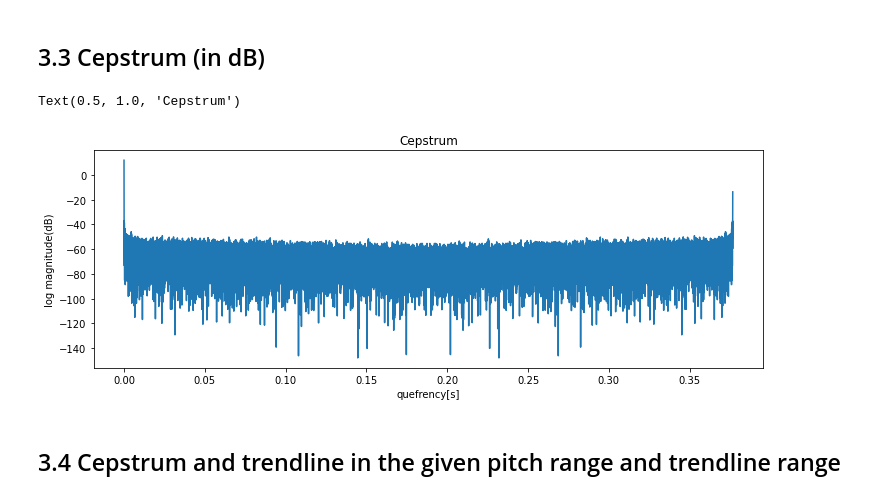
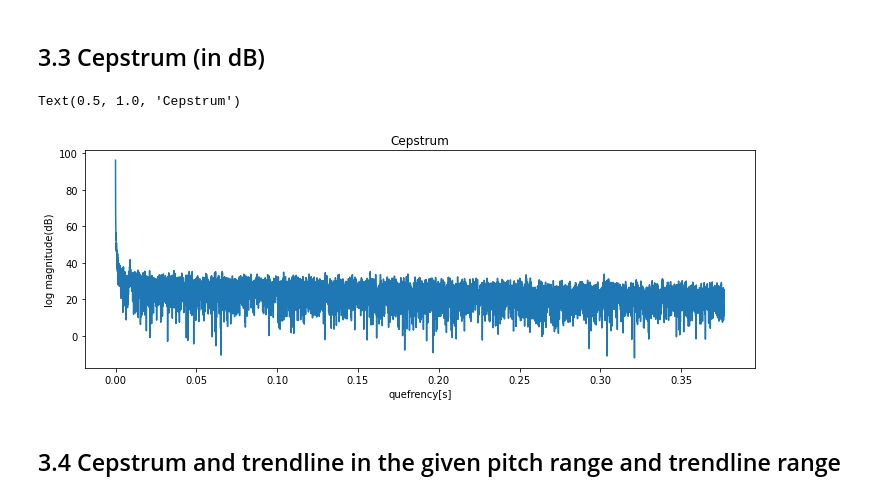
Before and after one commit to satvik-dixit/CPP, a Jupyter notebook: cpp_demo.ipynb, the cells around one changed output. Saved outputs shown, nothing was run; the diff lists cells and outputs as text; code cells hidden in the pictures.

```diff
--- a/cpp_demo.ipynb
+++ b/cpp_demo.ipynb
@@ -184,19 +197,19 @@ ax[1].set_xlim(0, 5000)
 # %% [markdown]
 ## 3.3 Cepstrum (in dB)
 # %%
-ceps = np.fft.irfft(np.log(np.abs(spectrum)))
+ceps = np.fft.rfft(np.log(np.abs(spectrum)))
 ceps = 20*np.log10(abs(ceps))
 df = freq_vector[1] - freq_vector[0]
 quefrency_vector = np.fft.rfftfreq(2*ceps.size-2, df)
 
 fig, ax = plt.subplots(1,1, figsize=(12,4))
 ax.plot(quefrency_vector, ceps)
 ax.set_xlabel('quefrency[s]')
 ax.set_ylabel('log magnitude(dB)')
 ax.set_title('Cepstrum')
 # %% [output]
 Text(0.5, 1.0, 'Cepstrum')
-[figure, old version]
+[figure, new version]
 # %% [markdown]
 ## 3.4 Cepstrum and trendline in the given pitch range and trendline range
 # %%
```
Also changed, not shown: parts of 32 cells of this notebook, 6 other files.
